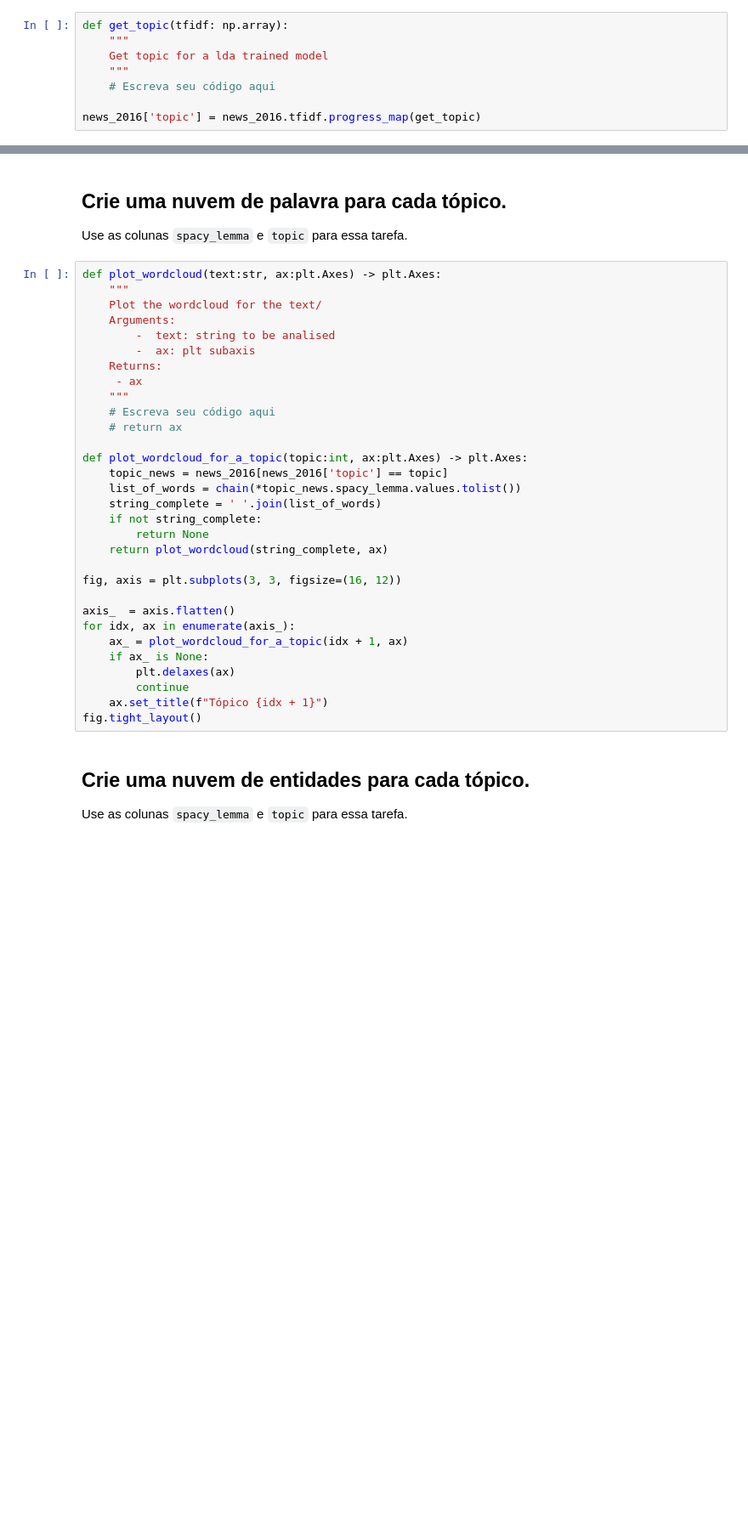
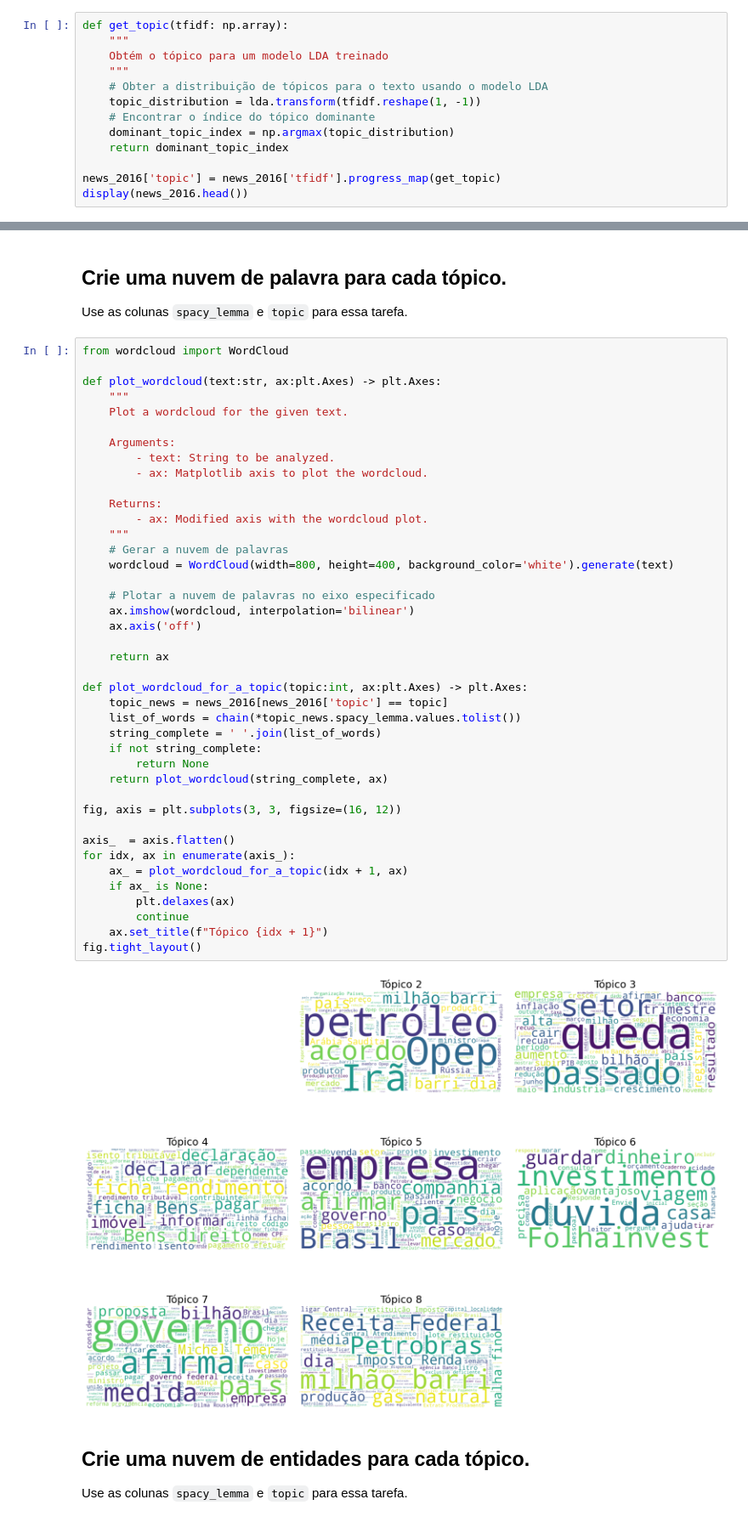
Before and after one commit to lucasmaiamoreira/NLP-Text-Analysis, a Jupyter notebook: question-rio-projeto-de-disciplina-de-text-mining.ipynb, the cells around one changed output, grey strips where cells are left out. Shown at 85% size. Cells and saved outputs as stored; diff of their text form; blank space fills up the shorter version.

Commit message:
Adicionando código

```diff
--- a/question-rio-projeto-de-disciplina-de-text-mining.ipynb
+++ b/question-rio-projeto-de-disciplina-de-text-mining.ipynb
@@ -325,11 +480,16 @@ corpus = np.array(news_2016.tfidf.tolist())
 ### Atribua a cada text, um (e apenas um) tópic.
 
 Crie uma coluna `topic` onde o valor é exatamente o tópico que melhor caracteriza o documento de acordo com o algoritmo de LDA.
-# %%
-def get_topic(tfidf: np.array):
-    """
-    Get topic for a lda trained model
-    """
-    # Escreva seu código aqui
-
-news_2016['topic'] = news_2016.tfidf.progress_map(get_topic)
+# %%
+def get_topic(tfidf: np.array):
+    """
+    Obtém o tópico para um modelo LDA treinado
+    """
+    # Obter a distribuição de tópicos para o texto usando o modelo LDA
+    topic_distribution = lda.transform(tfidf.reshape(1, -1))
+    # Encontrar o índice do tópico dominante
+    dominant_topic_index = np.argmax(topic_distribution)
+    return dominant_topic_index
+
+news_2016['topic'] = news_2016['tfidf'].progress_map(get_topic)
+display(news_2016.head())
@@ -351,36 +520,48 @@ with sns.axes_style("ticks"):
 
 Use as colunas `spacy_lemma` e  `topic` para essa tarefa.
 # %%
+from wordcloud import WordCloud
+
 def plot_wordcloud(text:str, ax:plt.Axes) -> plt.Axes:
     """
-    Plot the wordcloud for the text/
+    Plot a wordcloud for the given text.
+
     Arguments:
-        -  text: string to be analised
-        -  ax: plt subaxis
+        - text: String to be analyzed.
+        - ax: Matplotlib axis to plot the wordcloud.
+
     Returns:
-     - ax
+        - ax: Modified axis with the wordcloud plot.
     """
-    # Escreva seu código aqui
-    # return ax
+    # Gerar a nuvem de palavras
+    wordcloud = WordCloud(width=800, height=400, background_color='white').generate(text)
+
+    # Plotar a nuvem de palavras no eixo especificado
+    ax.imshow(wordcloud, interpolation='bilinear')
+    ax.axis('off')
+
+    return ax
 
 def plot_wordcloud_for_a_topic(topic:int, ax:plt.Axes) -> plt.Axes:
     topic_news = news_2016[news_2016['topic'] == topic]
     list_of_words = chain(*topic_news.spacy_lemma.values.tolist())
     string_complete = ' '.join(list_of_words)
     if not string_complete:
         return None
     return plot_wordcloud(string_complete, ax)
 
 fig, axis = plt.subplots(3, 3, figsize=(16, 12))
 
 axis_  = axis.flatten()
 for idx, ax in enumerate(axis_):
     ax_ = plot_wordcloud_for_a_topic(idx + 1, ax)
     if ax_ is None:
         plt.delaxes(ax)
         continue
     ax.set_title(f"Tópico {idx + 1}")
 fig.tight_layout()
+# %% [output]
+[figure, added]
 # %% [markdown]
 ## Crie uma nuvem de entidades para cada tópico.
 
```
Also changed, not shown: parts of 25 cells of this notebook, 1 other file.
